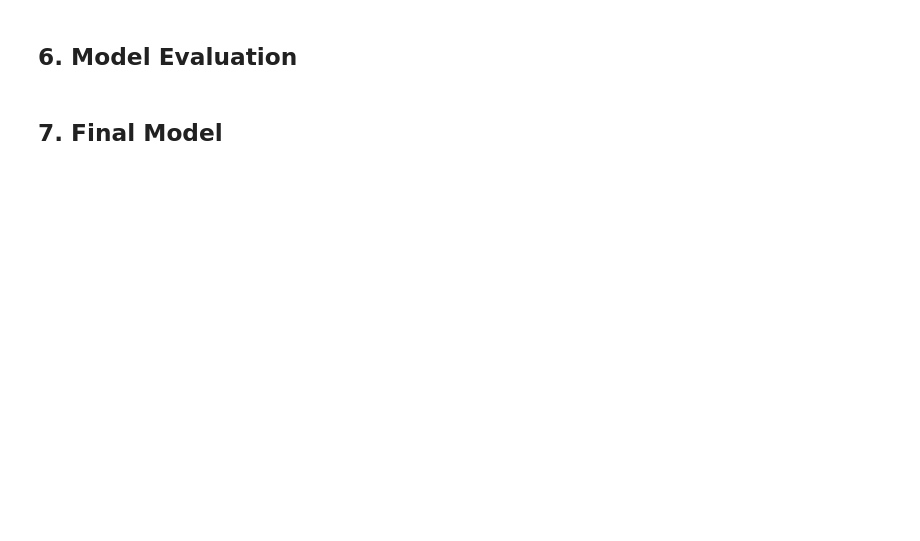
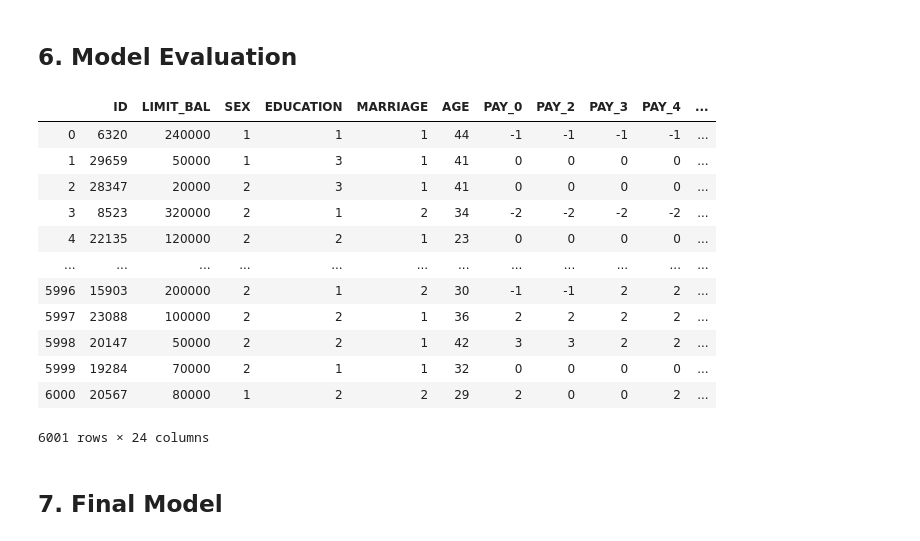
Before and after one commit to jacksonbull87/nyc-mhtn-ds-010620-lectures, a Jupyter notebook: week-9/classification-assessment/classification-assessment.ipynb, the cells around one changed output. Drawn from its saved outputs; the diff is of its cells as text; code cells hidden in the pictures; blank space fills up the shorter version.

```diff
--- a/week-9/classification-assessment/classification-assessment.ipynb
+++ b/week-9/classification-assessment/classification-assessment.ipynb
@@ -140,0 +601,16 @@ KNN, Logistic Regression, Decision Tree
+# %%
+df_holdout
+# %% [output]
+|  | ID | LIMIT_BAL | SEX | EDUCATION | MARRIAGE | AGE | PAY_0 | PAY_2 | PAY_3 | PAY_4 | ... |
+| 0 | 6320 | 240000 | 1 | 1 | 1 | 44 | -1 | -1 | -1 | -1 | ... |
+| 1 | 29659 | 50000 | 1 | 3 | 1 | 41 | 0 | 0 | 0 | 0 | ... |
+| 2 | 28347 | 20000 | 2 | 3 | 1 | 41 | 0 | 0 | 0 | 0 | ... |
+| 3 | 8523 | 320000 | 2 | 1 | 2 | 34 | -2 | -2 | -2 | -2 | ... |
+| 4 | 22135 | 120000 | 2 | 2 | 1 | 23 | 0 | 0 | 0 | 0 | ... |
+| ... | ... | ... | ... | ... | ... | ... | ... | ... | ... | ... | ... |
+| 5996 | 15903 | 200000 | 2 | 1 | 2 | 30 | -1 | -1 | 2 | 2 | ... |
+| 5997 | 23088 | 100000 | 2 | 2 | 1 | 36 | 2 | 2 | 2 | 2 | ... |
+| 5998 | 20147 | 50000 | 2 | 2 | 1 | 42 | 3 | 3 | 2 | 2 | ... |
+| 5999 | 19284 | 70000 | 2 | 1 | 1 | 32 | 0 | 0 | 0 | 0 | ... |
+| 6000 | 20567 | 80000 | 1 | 2 | 2 | 29 | 2 | 0 | 0 | 2 | ... |
+6001 rows × 24 columns
```
Also changed, not shown: parts of 108 cells of this notebook, 3 other files.
